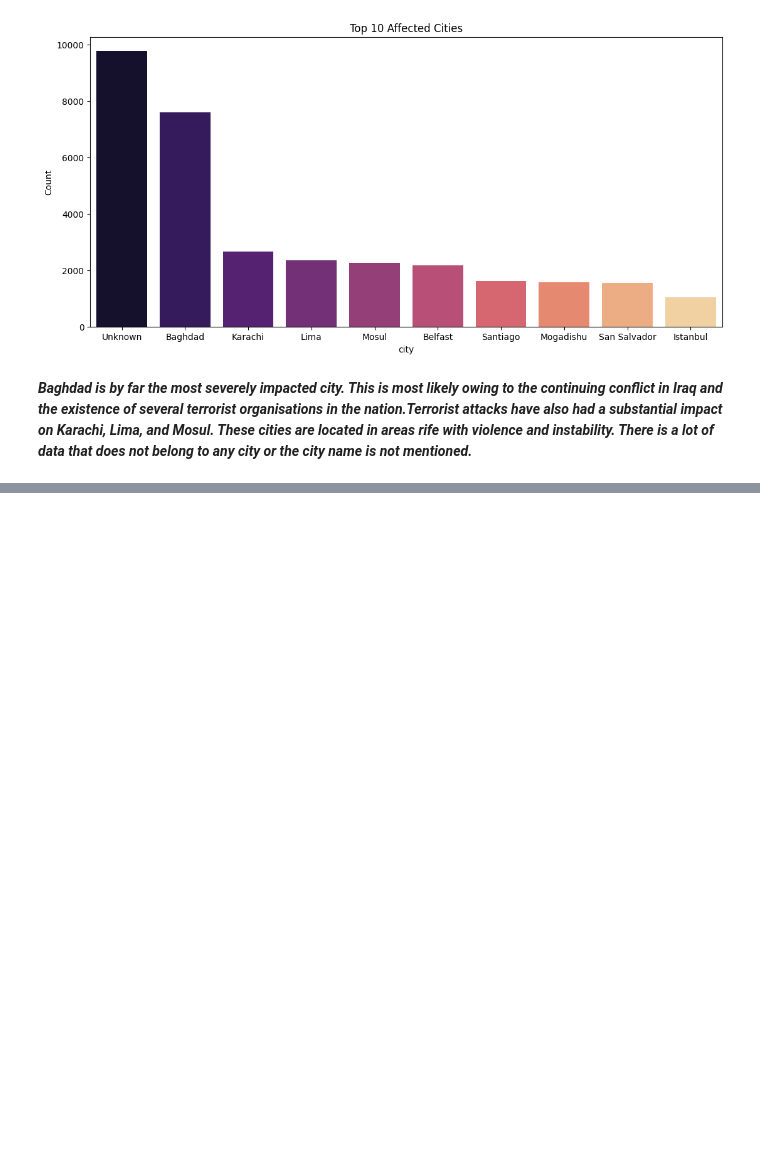
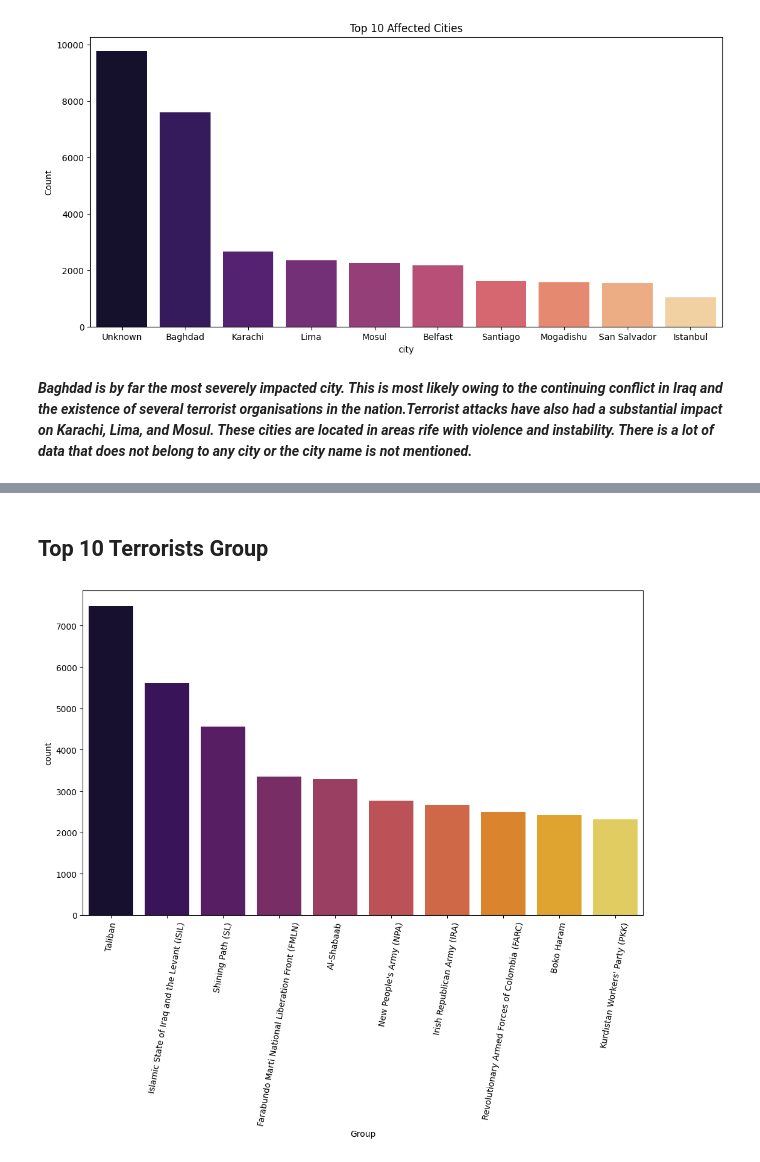
Before and after one commit to Gemini-Abhi/Machine-Learning-projects, a Jupyter notebook: Terrorism Project/Terrorism.ipynb, the cells around one changed output, grey strips where cells are left out. Drawn from its saved outputs; the diff is of its cells as text; code cells hidden in the pictures; blank space fills up the shorter version.

```diff
--- a/Terrorism Project/Terrorism.ipynb
+++ b/Terrorism Project/Terrorism.ipynb
@@ -350,0 +360,13 @@ sns.barplot(data=top_cities,x='city',y='Count',palette='magma')
+# %% [markdown]
+## Top 10 Terrorists Group
+# %%
+group_count=df2['Group'].value_counts().sort_values(ascending=False).reset_index(name='count')
+
+group_count_sorted1=group_count.iloc[1:]
+group_count_sorted=group_count_sorted1.head(10)
+plt.subplots(figsize=(12,7))
+sns.barplot(y=group_count_sorted['count'],x=group_count_sorted['Group'],palette='inferno')
+plt.xticks(rotation=80)
+plt.show()
+# %% [output]
+[figure, added]
```
Also changed, not shown: parts of 6 cells of this notebook.
